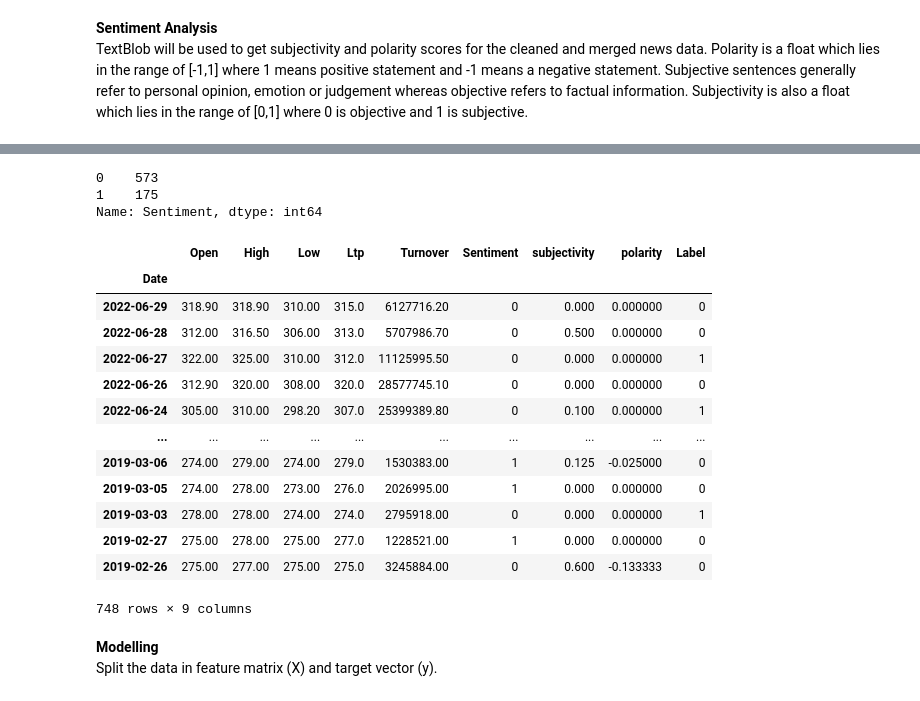
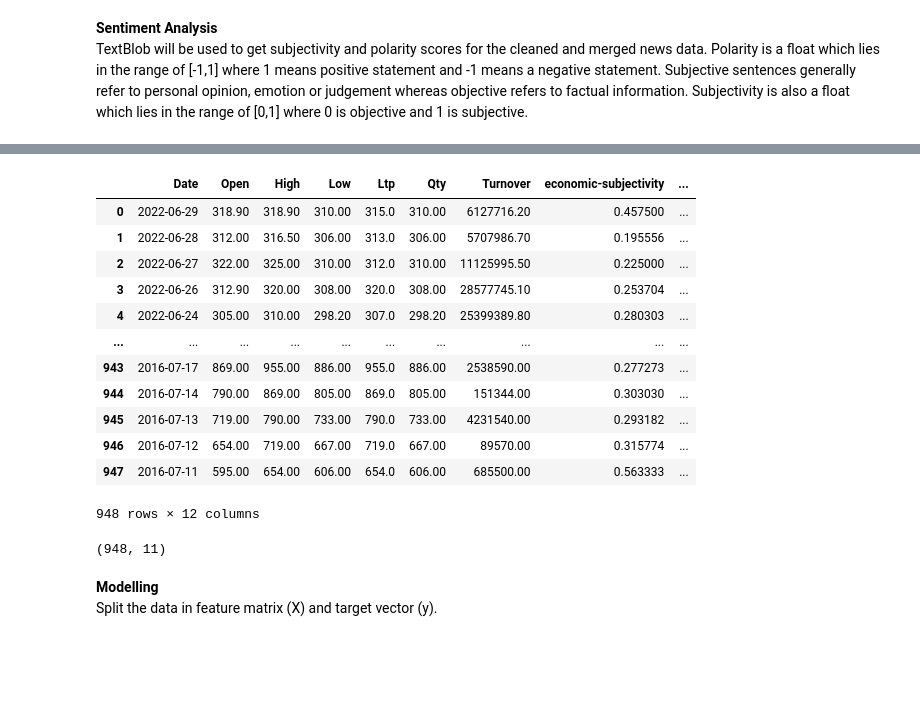
Before and after one commit to kiran-bhandari16/LSTM-Stock-Price-Prediciton, a Jupyter notebook: Sentiment_Analysis_and_Classifiers.ipynb, the cells around one changed output, grey strips where cells are left out. Saved outputs shown, nothing was run; the diff lists cells and outputs as text; code cells hidden in the pictures; blank space fills up the shorter version.

```diff
--- a/Sentiment_Analysis_and_Classifiers.ipynb
+++ b/Sentiment_Analysis_and_Classifiers.ipynb
@@ -224,3 +378,6 @@ df['News Headline'] = clean_news
+# %%
+df['economictext'] = economic_clean_news
+df['politicaltext'] = political_clean_news
 # %%
 df
 # %% [output]
@@ -250,9 +406,9 @@ def getSubjectivity(text):
 def getPolarity(text):
   return TextBlob(text).sentiment.polarity
 # %%
-# Create new columns
-df['subjectivity'] = df['News Headline'].apply(getSubjectivity)
-df['polarity'] = df['News Headline'].apply(getPolarity)
+# Create subjectivity and polarity in new column of economictext
+df['economic-subjectivity'] = df['economictext'].apply(getSubjectivity)
+df['economic-polarity'] = df['economictext'].apply(getPolarity)
 # %%
 df
 # %% [output]
@@ -273 +428,5 @@ df
+# %%
+# Create subjectivity and polarity in new column of politicaltext
+df['political-subjectivity'] = df['politicaltext'].apply(getSubjectivity)
+df['political-polarity'] = df['politicaltext'].apply(getPolarity)
 # %%
@@ -373,3 +702 @@ Index(['Open', 'High', 'Low', 'Ltp', 'Turnover', 'News Headline', 'Sentiment',
       dtype='object')
-# %%
-df['Sentiment']=pd.get_dummies(df["Sentiment"]).values
@@ -391,28 +703,22 @@ df.head(10)
-# %%
-df['Sentiment'].value_counts()
-# %% [output]
-0    573
-1    175
-Name: Sentiment, dtype: int64
 # %%
 # Collapse data set to keep relevant stock price and sentiment score columns only
 
-keep_columns = ['Open', 'High', 'Low', 'Ltp', 'Turnover', 'Sentiment', 'subjectivity', 'polarity', 'Label']
+keep_columns = ['Date', 'Open', 'High', 'Low', 'Ltp', 'Qty', 'Turnover','economic-subjectivity',
+                'economic-polarity', 'political-subjectivity', 'political-polarity', 'Label']
 df =  df[keep_columns]
 df
 # %% [output]
-|  | Open | High | Low | Ltp | Turnover | Sentiment | subjectivity | polarity | Label |
-| Date |  |  |  |  |  |  |  |  |  |
-| 2022-06-29 | 318.90 | 318.90 | 310.00 | 315.0 | 6127716.20 | 0 | 0.000 | 0.000000 | 0 |
-| 2022-06-28 | 312.00 | 316.50 | 306.00 | 313.0 | 5707986.70 | 0 | 0.500 | 0.000000 | 0 |
-| 2022-06-27 | 322.00 | 325.00 | 310.00 | 312.0 | 11125995.50 | 0 | 0.000 | 0.000000 | 1 |
-| 2022-06-26 | 312.90 | 320.00 | 308.00 | 320.0 | 28577745.10 | 0 | 0.000 | 0.000000 | 0 |
-| 2022-06-24 | 305.00 | 310.00 | 298.20 | 307.0 | 25399389.80 | 0 | 0.100 | 0.000000 | 1 |
+|  | Date | Open | High | Low | Ltp | Qty | Turnover | economic-subjectivity | ... |
+| 0 | 2022-06-29 | 318.90 | 318.90 | 310.00 | 315.0 | 310.00 | 6127716.20 | 0.457500 | ... |
+| 1 | 2022-06-28 | 312.00 | 316.50 | 306.00 | 313.0 | 306.00 | 5707986.70 | 0.195556 | ... |
+| 2 | 2022-06-27 | 322.00 | 325.00 | 310.00 | 312.0 | 310.00 | 11125995.50 | 0.225000 | ... |
+| 3 | 2022-06-26 | 312.90 | 320.00 | 308.00 | 320.0 | 308.00 | 28577745.10 | 0.253704 | ... |
+| 4 | 2022-06-24 | 305.00 | 310.00 | 298.20 | 307.0 | 298.20 | 25399389.80 | 0.280303 | ... |
 | ... | ... | ... | ... | ... | ... | ... | ... | ... | ... |
-| 2019-03-06 | 274.00 | 279.00 | 274.00 | 279.0 | 1530383.00 | 1 | 0.125 | -0.025000 | 0 |
-| 2019-03-05 | 274.00 | 278.00 | 273.00 | 276.0 | 2026995.00 | 1 | 0.000 | 0.000000 | 0 |
-| 2019-03-03 | 278.00 | 278.00 | 274.00 | 274.0 | 2795918.00 | 0 | 0.000 | 0.000000 | 1 |
-| 2019-02-27 | 275.00 | 278.00 | 275.00 | 277.0 | 1228521.00 | 1 | 0.000 | 0.000000 | 0 |
-| 2019-02-26 | 275.00 | 277.00 | 275.00 | 275.0 | 3245884.00 | 0 | 0.600 | -0.133333 | 0 |
+| 943 | 2016-07-17 | 869.00 | 955.00 | 886.00 | 955.0 | 886.00 | 2538590.00 | 0.277273 | ... |
+| 944 | 2016-07-14 | 790.00 | 869.00 | 805.00 | 869.0 | 805.00 | 151344.00 | 0.303030 | ... |
+| 945 | 2016-07-13 | 719.00 | 790.00 | 733.00 | 790.0 | 733.00 | 4231540.00 | 0.293182 | ... |
+| 946 | 2016-07-12 | 654.00 | 719.00 | 667.00 | 719.0 | 667.00 | 89570.00 | 0.315774 | ... |
+| 947 | 2016-07-11 | 595.00 | 654.00 | 606.00 | 654.0 | 606.00 | 685500.00 | 0.563333 | ... |
-748 rows × 9 columns
+948 rows × 12 columns
 # %%
@@ -420,3 +728,7 @@ df.to_csv("updated-stock-sentiment-data.csv")
+# %%
+df.shape
+# %% [output]
+(948, 11)
 # %% [markdown]
 **Modelling** <br>
 Split the data in feature matrix (X) and target vector (y).
```
Also changed, not shown: parts of 110 cells of this notebook.
